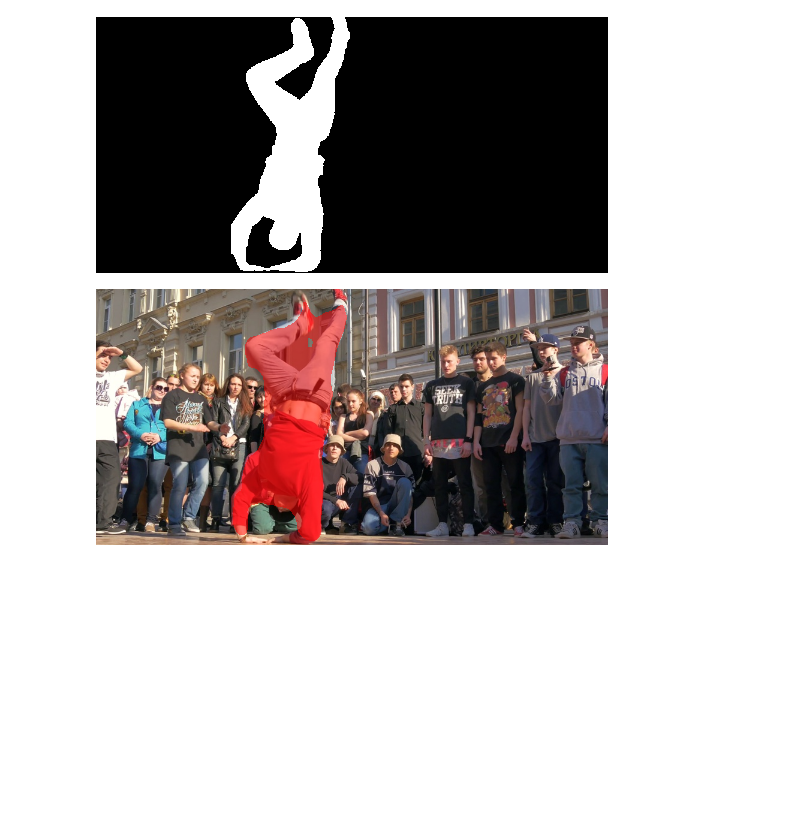
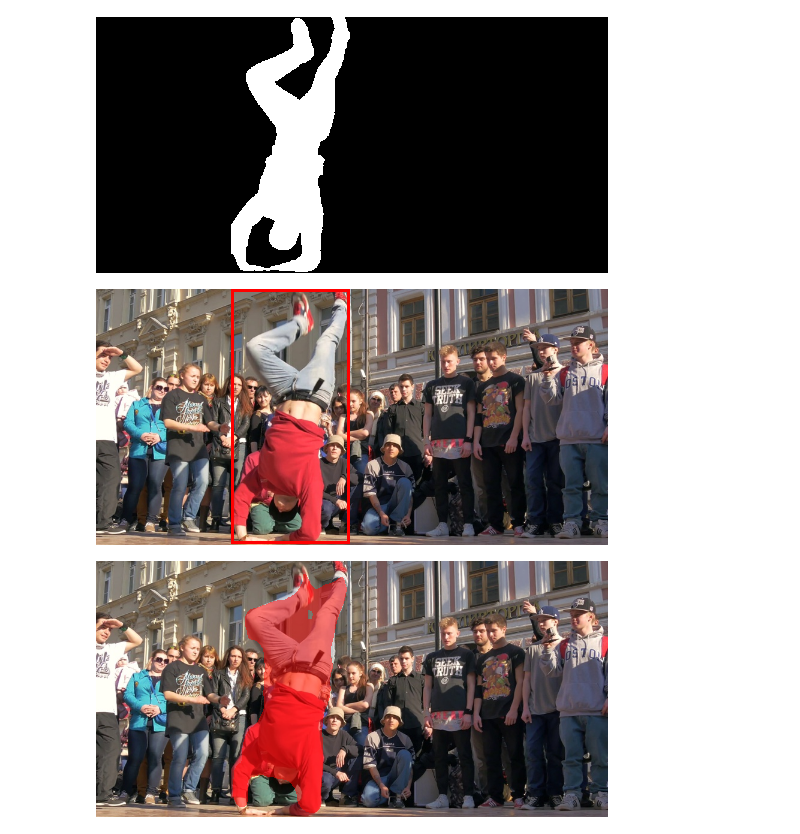
Before and after one commit to jfajkowski/inpainting, a Jupyter notebook: notebooks/tracking_and_segmentation.ipynb, the cells around one changed output. Saved outputs shown, nothing was run; the diff lists cells and outputs as text; code cells hidden in the pictures; blank space fills up the shorter version.

```diff
--- a/notebooks/tracking_and_segmentation.ipynb
+++ b/notebooks/tracking_and_segmentation.ipynb
@@ -35,5 +38,12 @@ tensor_to_pil_image(image)
 tensor_to_pil_image(mask)
 # %% [output]
 [figure]
+# %%
+bbox = mask_to_bbox(masks[0])
+image_with_bbox = tensor_to_pil_image(image)
+ImageDraw.Draw(image_with_bbox).rectangle(bbox, outline="red", width=3)
+image_with_bbox
+# %% [output]
+[figure, added]
 # %%
 def visualize(image, mask):
```
Also changed, not shown: parts of 2 cells of this notebook, 6 other files.
